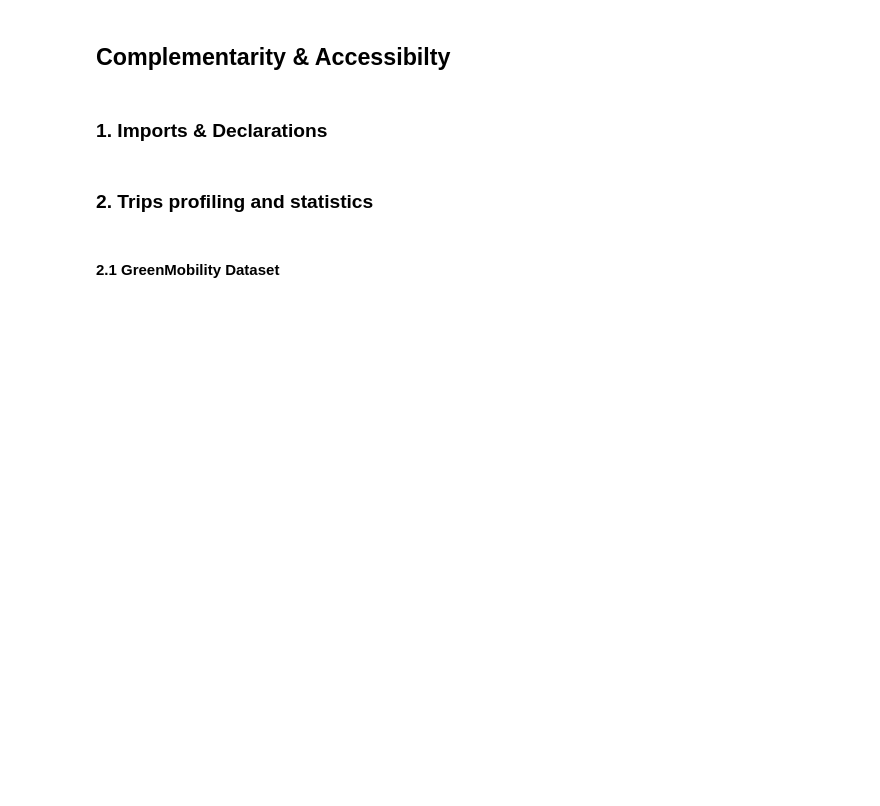
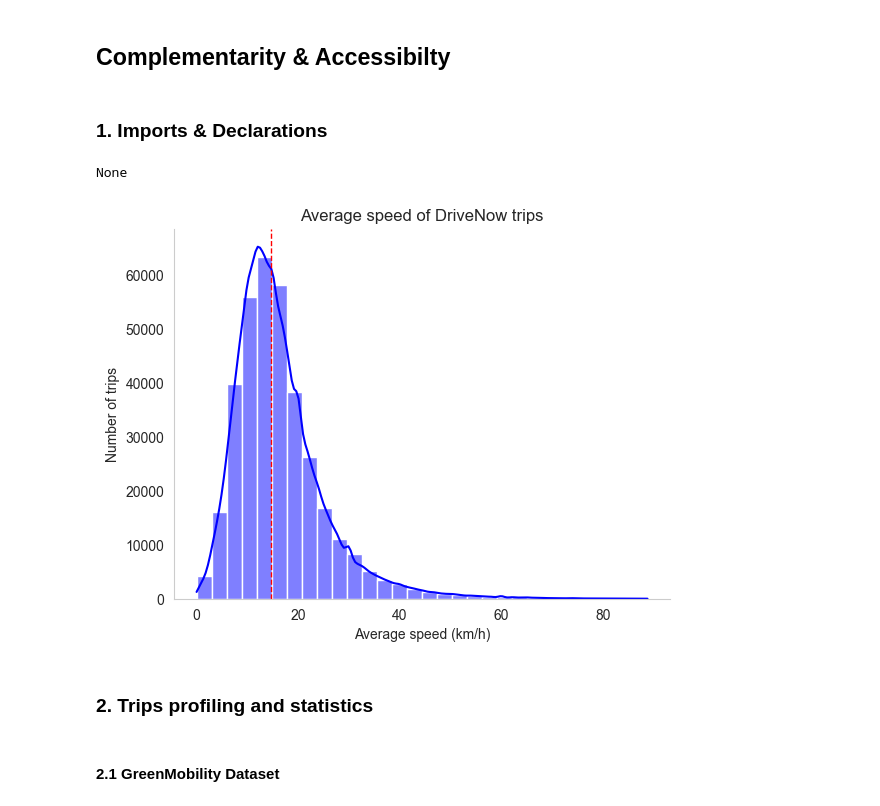
Before and after one commit to mihainipomici/multimodal_public_transport_copenhagen, a Jupyter notebook: notebooks/accesibility.ipynb, the cells around one changed output. Drawn from its saved outputs; the diff is of its cells as text; code cells hidden in the pictures; blank space fills up the shorter version.

```diff
--- a/notebooks/accesibility.ipynb
+++ b/notebooks/accesibility.ipynb
@@ -22,3 +108,42 @@ zones_dict = pd.read_csv(zones_dict_path).set_index('Unnamed: 0').to_dict()
+# %%
+# ProfileReport(sn_source, title="DriveNow", explorative=True)
+def get_osrm_route_distance(start_lat, start_lon, end_lat, end_lon):
+    route_service_url = f"http://router.project-osrm.org/route/v1/driving/{start_lon},{start_lat};{end_lon},{end_lat}?overview=false"
+    response = requests.get(route_service_url)
+    # Check if the response was successful
+    if response.status_code != 200:
+        return None
+    routes = response.json().get('routes')
+    if routes:
+        return routes[0]['distance'] / 1000.0  # convert to km
+
+
+_ = sn_source
+
+print(get_osrm_route_distance(_['LatitudeStart'].iloc[0], _['LongitudeStart'].iloc[0], _['LatitudeEnd'].iloc[0], _['LongitudeEnd'].iloc[0]))
+# %% [output]
+None
+# %%
+# plot histogram of average speed between 0 and 90 km/h using seaborn
+sns.histplot(data=sn_source[(sn_source['AvgSpeed']>0) & (sn_source['AvgSpeed']<90)], x="AvgSpeed", bins=30, color='blue', kde=True)
+# change color of histogram
+sns.set_palette('Blues_r')
+sns.set_style('whitegrid')
+
+sns.despine()
+
+# add title and labels
+plt.title("Average speed of DriveNow trips")
+plt.xlabel("Average speed (km/h)")
+plt.ylabel("Number of trips")
+plt.grid(False)
+# plt.show()
+
+# show median on the plot
+plt.axvline(x=sn_source['AvgSpeed'].median(), color='red', linestyle='--', linewidth=1)
+plt.show()
+# %% [output]
+[figure, added]
 # %% [markdown]
 ### 2.  Trips profiling and statistics
 # %% [markdown]
```
Also changed, not shown: parts of 8 cells of this notebook, 1 other file.
